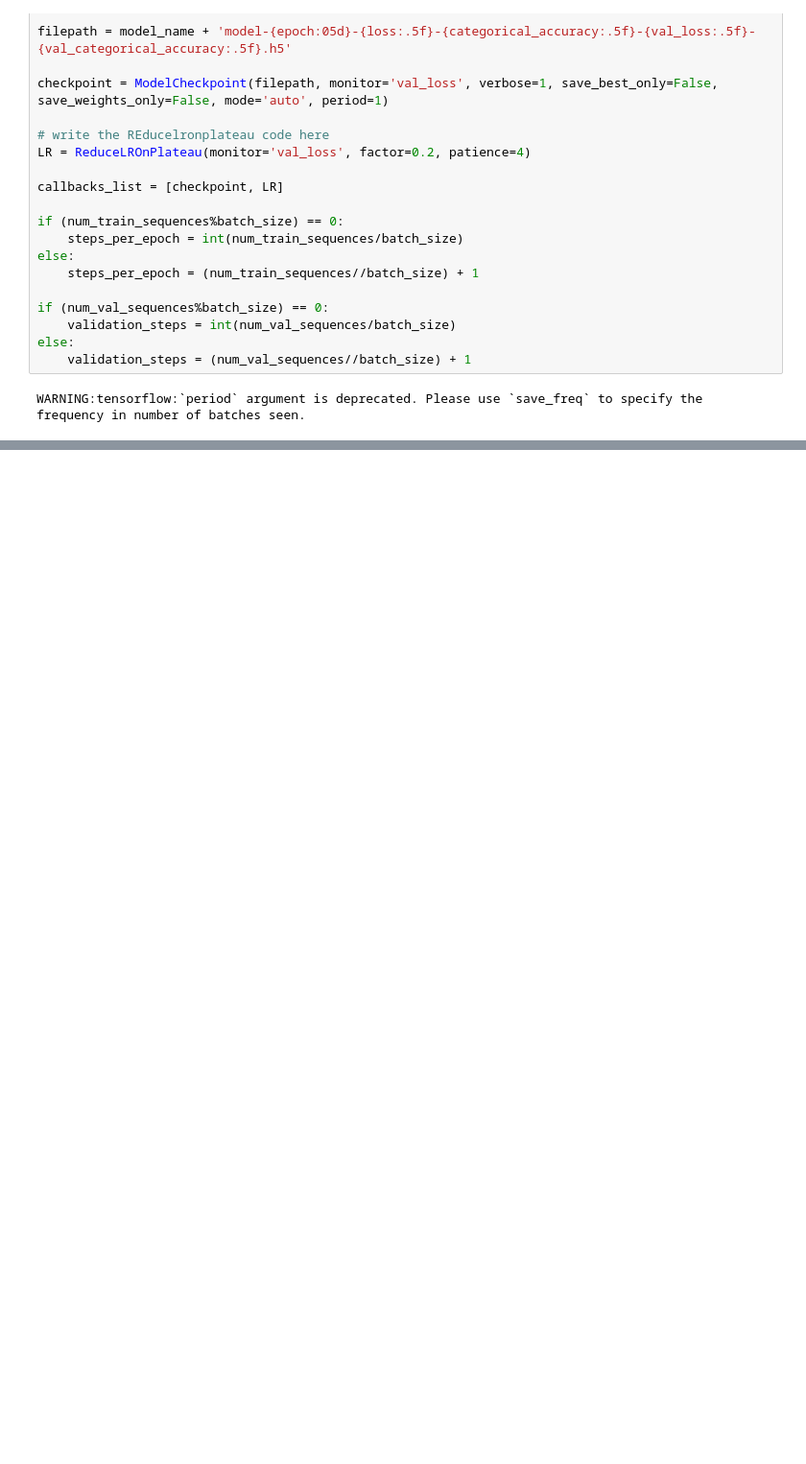
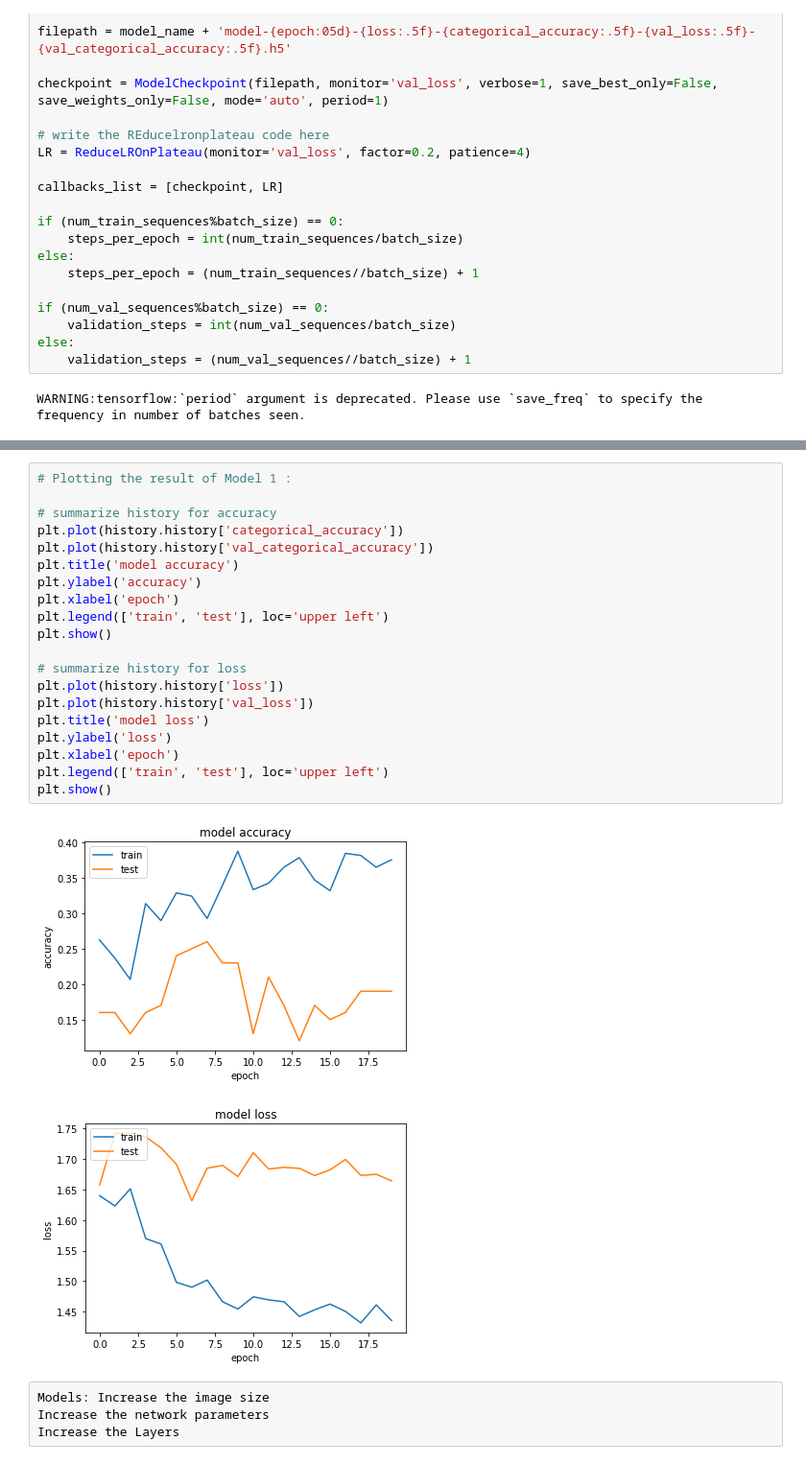
Before and after one commit to techsquad404/CNN_GestureDetection, a Jupyter notebook: CNN_Gesture_Recognition.ipynb, the cells around one changed output, grey strips where cells are left out. Shown: that part at 96% size. Saved outputs shown, nothing was run; the diff lists cells and outputs as text; blank space fills up the shorter version.

```diff
--- a/CNN_Gesture_Recognition.ipynb
+++ b/CNN_Gesture_Recognition.ipynb
@@ -1037,0 +1057,27 @@ Epoch 1/20
+# %%
+# Plotting the result of Model 1 :
+
+# summarize history for accuracy
+plt.plot(history.history['categorical_accuracy'])
+plt.plot(history.history['val_categorical_accuracy'])
+plt.title('model accuracy')
+plt.ylabel('accuracy')
+plt.xlabel('epoch')
+plt.legend(['train', 'test'], loc='upper left')
+plt.show()
+
+# summarize history for loss
+plt.plot(history.history['loss'])
+plt.plot(history.history['val_loss'])
+plt.title('model loss')
+plt.ylabel('loss')
+plt.xlabel('epoch')
+plt.legend(['train', 'test'], loc='upper left')
+plt.show()
+# %% [output]
+[figure, added]
+[figure, added]
+# %%
+Models: Increase the image size
+Increase the network parameters
+Increase the Layers
```
Also changed, not shown: parts of 19 cells of this notebook.
